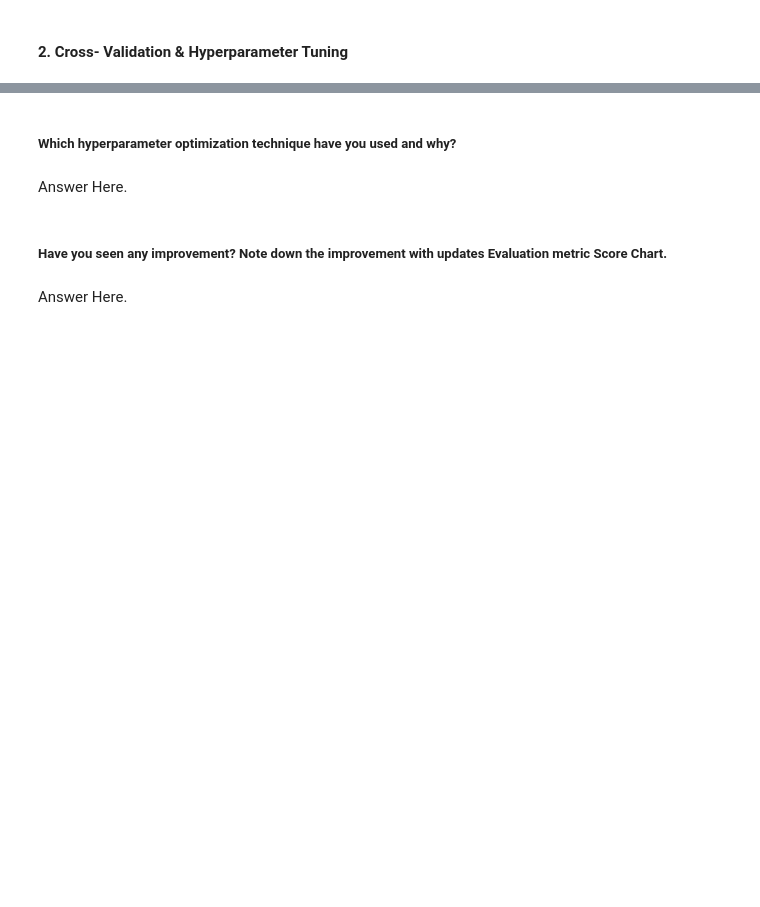
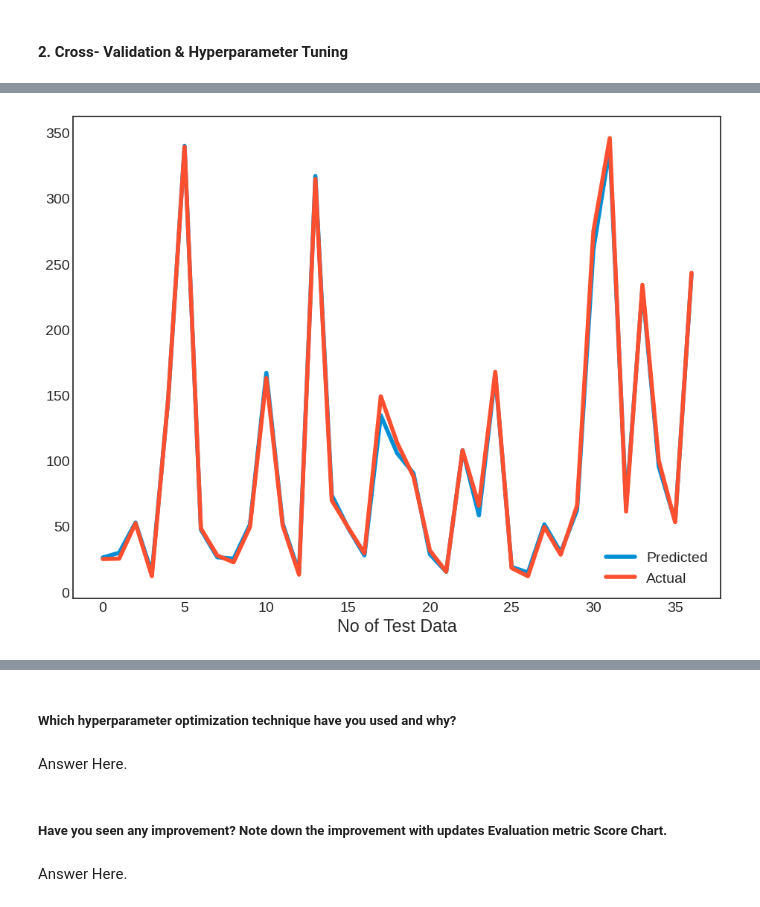
Before and after one commit to saidul-mondal-au7/Yes_Bank_Stock_Closing_Price_Prediction, a Jupyter notebook: Yes_Bank_Stock_Closing_Price_Prediction.ipynb, the cells around one changed output, grey strips where cells are left out. Cells and saved outputs as stored; diff of their text form; code cells hidden in the pictures; blank space fills up the shorter version.

```diff
--- a/Yes_Bank_Stock_Closing_Price_Prediction.ipynb
+++ b/Yes_Bank_Stock_Closing_Price_Prediction.ipynb
@@ -1013,2 +974,11 @@ Answer Here.
+# %%
+# ML Model - 2 Implementation
+lasso  = Lasso(alpha=0.010 , max_iter= 3000)
+
+# Fit the Algorithm
+lasso.fit(X_train, y_train)
+
+# Predict on the model
+y_pred_l = lasso.predict(X_test)
 # %% [markdown]
 #### 1. Explain the ML Model used and it's performance using Evaluation metric Score Chart.
@@ -1056,0 +1076,10 @@ Answer Here.
+# %%
+#Lasso regression model performance visualization
+plt.figure(figsize=(10,8))
+plt.plot(y_pred_l)
+plt.plot(np.array(y_test))
+plt.legend(["Predicted","Actual"])
+plt.xlabel('No of Test Data')
+plt.show()
+# %% [output]
+[figure, added]
```
Also changed, not shown: parts of 32 cells of this notebook.
